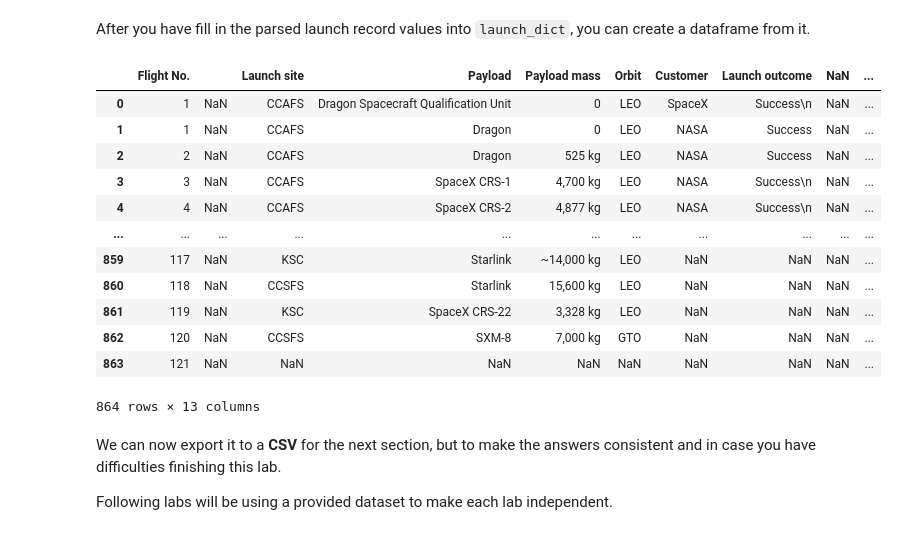
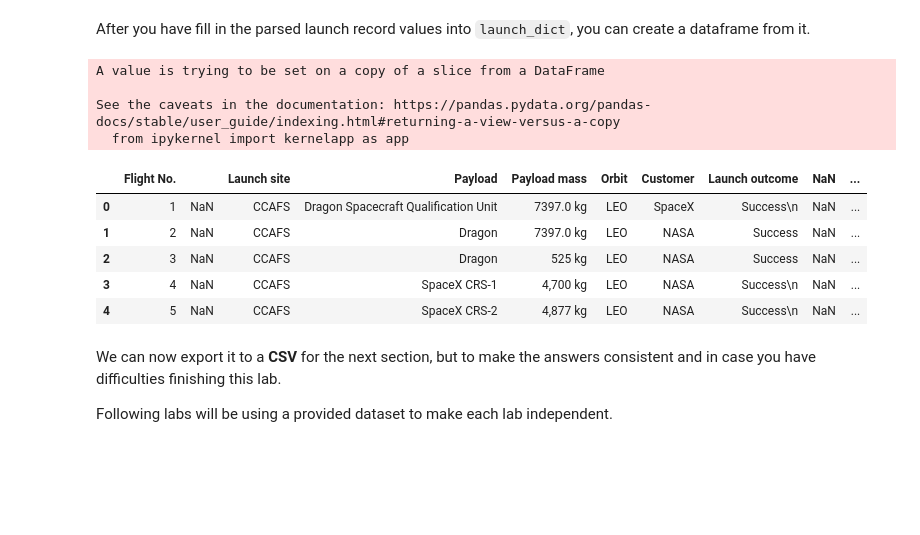
Before and after one commit to SuperEgoooo/ibmLast, a Jupyter notebook: jupyter-labs-webscraping.ipynb, the cells around one changed output. Saved outputs shown, nothing was run; the diff lists cells and outputs as text; code cells hidden in the pictures; blank space fills up the shorter version.

```diff
--- a/jupyter-labs-webscraping.ipynb
+++ b/jupyter-labs-webscraping.ipynb
@@ -331,23 +331,36 @@ for table_number,table in enumerate(soup.find_all('table',"wikitable plainrowhea
             #print(booster_landing)
 # %% [markdown]
 After you have fill in the parsed launch record values into `launch_dict`, you can create a dataframe from it.
-# %%
-df= pd.DataFrame({ key:pd.Series(value) for key, value in launch_dict.items() })
-df
-# %% [output]
-|  | Flight No. |  | Launch site | Payload | Payload mass | Orbit | Customer | Launch outcome | NaN | ... |
-| 0 | 1 | NaN | CCAFS | Dragon Spacecraft Qualification Unit | 0 | LEO | SpaceX | Success\n | NaN | ... |
-| 1 | 1 | NaN | CCAFS | Dragon | 0 | LEO | NASA | Success | NaN | ... |
-| 2 | 2 | NaN | CCAFS | Dragon | 525 kg | LEO | NASA | Success | NaN | ... |
-| 3 | 3 | NaN | CCAFS | SpaceX CRS-1 | 4,700 kg | LEO | NASA | Success\n | NaN | ... |
-| 4 | 4 | NaN | CCAFS | SpaceX CRS-2 | 4,877 kg | LEO | NASA | Success\n | NaN | ... |
-| ... | ... | ... | ... | ... | ... | ... | ... | ... | ... | ... |
-| 859 | 117 | NaN | KSC | Starlink | ~14,000 kg | LEO | NaN | NaN | NaN | ... |
-| 860 | 118 | NaN | CCSFS | Starlink | 15,600 kg | LEO | NaN | NaN | NaN | ... |
-| 861 | 119 | NaN | KSC | SpaceX CRS-22 | 3,328 kg | LEO | NaN | NaN | NaN | ... |
-| 862 | 120 | NaN | CCSFS | SXM-8 | 7,000 kg | GTO | NaN | NaN | NaN | ... |
-| 863 | 121 | NaN | NaN | NaN | NaN | NaN | NaN | NaN | NaN | ... |
-864 rows × 13 columns
+# %%
+df= pd.DataFrame({ key:pd.Series(value) for key, value in launch_dict.items() })
+count = 0
+res = 0
+for i, mass in enumerate(df['Payload mass']):
+    if mass == 0:
+        pass
+    elif mass.endswith('kg'):
+        mass_num = mass.replace(',', '').replace("kg", '').replace('~', '').strip()
+        if '–' in mass_num:
+            temp_val = [float(item) for item in mass_num.split('–')]
+            mass_num = sum(temp_val) / 2
+        res += float(mass_num)
+        count += 1
+    else:
+        df['Payload mass'][i] = 0
+everage = f"{res // count} kg"
+df['Payload mass'] = df['Payload mass'].replace(0, everage)
+df.head()
+# %% [output]
+A value is trying to be set on a copy of a slice from a DataFrame
+
+See the caveats in the documentation: https://pandas.pydata.org/pandas-docs/stable/user_guide/indexing.html#returning-a-view-versus-a-copy
+  from ipykernel import kernelapp as app
+|  | Flight No. |  | Launch site | Payload | Payload mass | Orbit | Customer | Launch outcome | NaN | ... |
+| 0 | 1 | NaN | CCAFS | Dragon Spacecraft Qualification Unit | 7397.0 kg | LEO | SpaceX | Success\n | NaN | ... |
+| 1 | 2 | NaN | CCAFS | Dragon | 7397.0 kg | LEO | NASA | Success | NaN | ... |
+| 2 | 3 | NaN | CCAFS | Dragon | 525 kg | LEO | NASA | Success | NaN | ... |
+| 3 | 4 | NaN | CCAFS | SpaceX CRS-1 | 4,700 kg | LEO | NASA | Success\n | NaN | ... |
+| 4 | 5 | NaN | CCAFS | SpaceX CRS-2 | 4,877 kg | LEO | NASA | Success\n | NaN | ... |
 # %%
 df.to_csv('spacex_web_scraped.csv', index=False)
 # %% [markdown]
```
Also changed, not shown: parts of 2 cells of this notebook.
